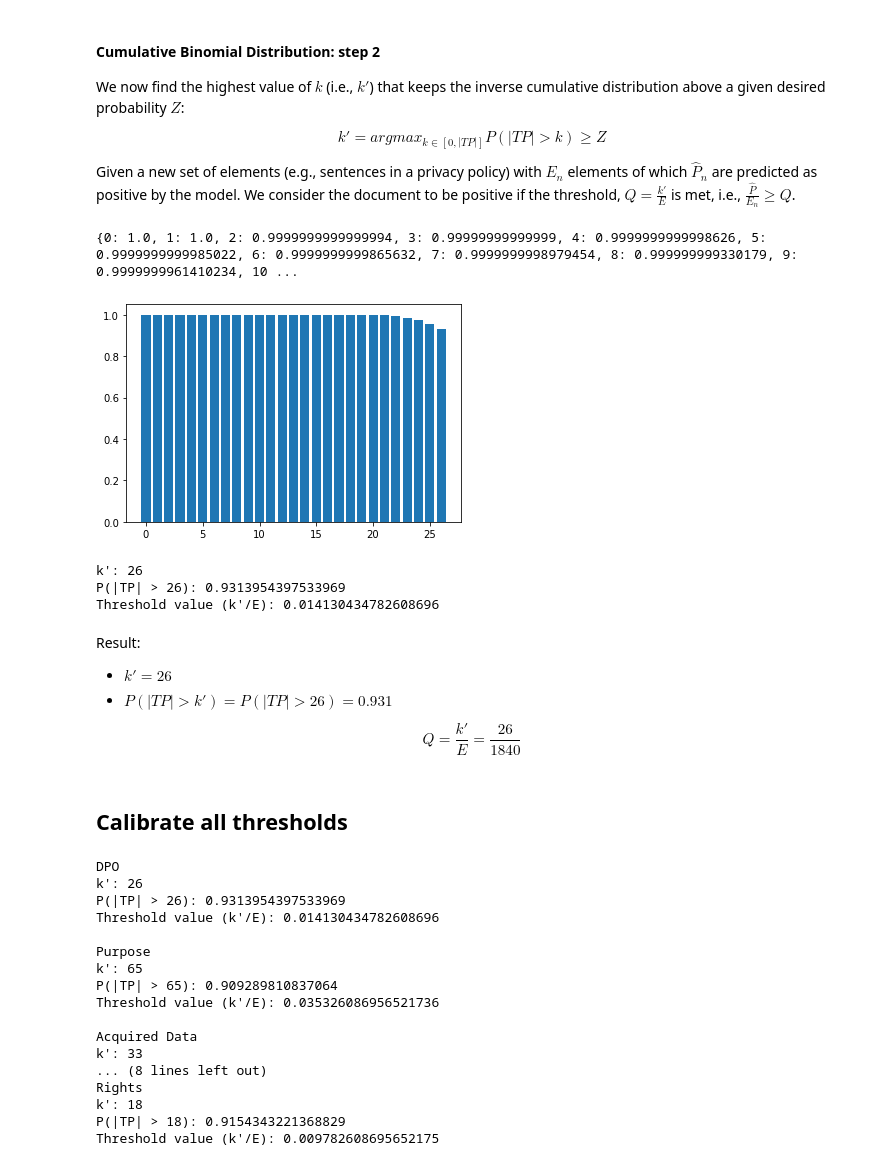
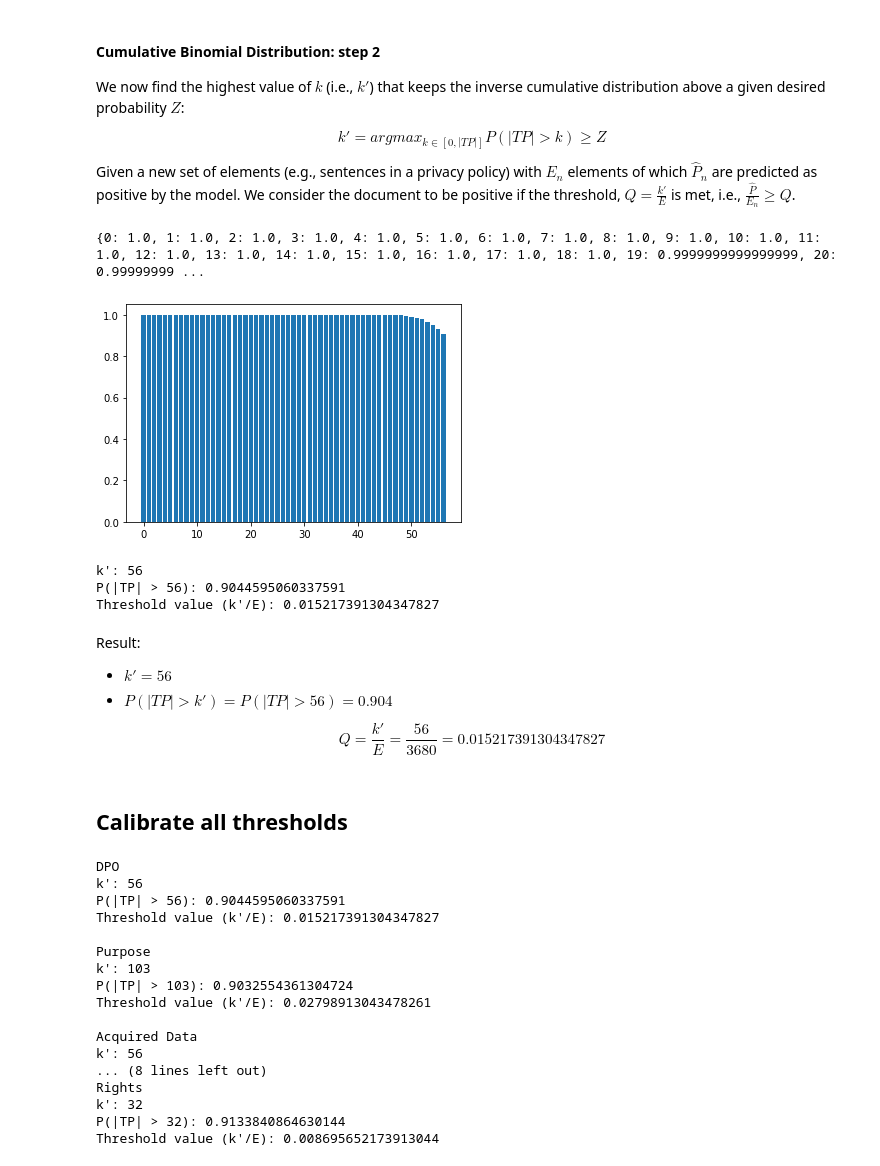
Before and after one commit to Aberkane/GDPR-privacy-policies, a Jupyter notebook: Stage 1 - Classification and Calibration.ipynb, the cells around one changed output. Drawn from its saved outputs; the diff is of its cells as text; code cells hidden in the pictures.

```diff
--- a/Stage 1 - Classification and Calibration.ipynb
+++ b/Stage 1 - Classification and Calibration.ipynb
@@ -807,42 +802,42 @@ We now find the highest value of $k$ (i.e., $k'$) that keeps the inverse cumulat
 
 Given a new set of elements (e.g., sentences in a privacy policy) with $E_n$ elements of which $\hat{P}_n$ are predicted as positive by the model. We consider the document to be positive if the threshold, ${Q}=\frac{k'}{E}$ is met, i.e., $\frac{\hat{P}}{E_n} \geq Q$.
 # %%
-E_total_elements = 1840
+E_total_elements = 3680
 Z = 0.9
-n = 80
-k = 80
-p = (33/80)
+n = 132
+k = 132
+p = (64/132)
 
 # defining list of r values
 r_values = list(range(k + 1))
 
 # list of pmf values
 dist = [(1-binom.cdf(r, n, p)) for r in r_values]
 # k_list = [r for r in r_values if (dist[r] > t)]
 
 k_list = {r:dist[r] for r in r_values if (dist[r] > Z)}
 
 print(k_list)
 
 plt.bar(k_list.keys(), k_list.values())
 plt.show()
 
 k_max = max(k_list, key=int)
 print("k':", k_max)
 print("P(|TP| > " + str(k_max) + "):", k_list[k_max])
 print("Threshold value (k'/E):", (k_max/E_total_elements))
 # %% [output]
-{0: 1.0, 1: 1.0, 2: 0.9999999999999994, 3: 0.99999999999999, 4: 0.9999999999998626, 5: 0.9999999999985022, 6: 0.9999999999865632, 7: 0.9999999998979454, 8: 0.999999999330179, 9: 0.9999999961410234, 10 ...
+{0: 1.0, 1: 1.0, 2: 1.0, 3: 1.0, 4: 1.0, 5: 1.0, 6: 1.0, 7: 1.0, 8: 1.0, 9: 1.0, 10: 1.0, 11: 1.0, 12: 1.0, 13: 1.0, 14: 1.0, 15: 1.0, 16: 1.0, 17: 1.0, 18: 1.0, 19: 0.9999999999999999, 20: 0.99999999 ...
-[figure, old version]
+[figure, new version]
-k': 26
-P(|TP| > 26): 0.9313954397533969
-Threshold value (k'/E): 0.014130434782608696
+k': 56
+P(|TP| > 56): 0.9044595060337591
+Threshold value (k'/E): 0.015217391304347827
 # %% [markdown]
 Result:
-* $k' = 26$
-* $P(|TP| > k') = P(|TP| > 26) = 0.931 $
+* $k' = 56$
+* $P(|TP| > k') = P(|TP| > 56) = 0.904 $
 
-$$ Q = \frac{k'}{E} = \frac{26}{1840} $$
+$$ Q = \frac{k'}{E} = \frac{56}{3680} = 0.015217391304347827$$
 # %% [markdown]
 ## Calibrate all thresholds
 # %%
@@ -866,35 +861,35 @@ def calculate_threshold (E_total_elements, Z, n, k, p):
     return (k_max/E_total_elements)
 # %%
 print("DPO")
-dpo_threshold = calculate_threshold (1840, 0.9, 80, 80, (33/80))
+dpo_threshold = calculate_threshold (3680, 0.9, 132, 132, (64/132))
 
 print("Purpose")
-purpose_threshold = calculate_threshold (1840, 0.9, 164, 164, (74/164))
+purpose_threshold = calculate_threshold (3680, 0.9, 214, 214, (113/214))
 
 print("Acquired Data")
-acquired_data_threshold = calculate_threshold (1840, 0.9, 80, 80, (40/80))
+acquired_data_threshold = calculate_threshold (3680, 0.9, 100, 100, (63/100))
 
 print("Data Sharing")
-data_sharing_threshold = calculate_threshold (1840, 0.9, 125, 125, (70/125))
+data_sharing_threshold = calculate_threshold (3680, 0.9, 199, 199, (119/199))
 
 print("Rights")
-rights_threshold = calculate_threshold (1840, 0.9, 43, 43, (23/43))
+rights_threshold = calculate_threshold (3680, 0.9, 52, 52, (37/52))
 print("")
 # %% [output]
 DPO
-k': 26
-P(|TP| > 26): 0.9313954397533969
-Threshold value (k'/E): 0.014130434782608696
+k': 56
+P(|TP| > 56): 0.9044595060337591
+Threshold value (k'/E): 0.015217391304347827
 
 Purpose
-k': 65
-P(|TP| > 65): 0.909289810837064
-Threshold value (k'/E): 0.035326086956521736
+k': 103
+P(|TP| > 103): 0.9032554361304724
+Threshold value (k'/E): 0.02798913043478261
 
 Acquired Data
-k': 33
+k': 56
 ... (8 lines left out)
 Rights
-k': 18
-P(|TP| > 18): 0.9154343221368829
-Threshold value (k'/E): 0.009782608695652175
+k': 32
+P(|TP| > 32): 0.9133840864630144
+Threshold value (k'/E): 0.008695652173913044
```
Also changed, not shown: parts of 52 cells of this notebook.
